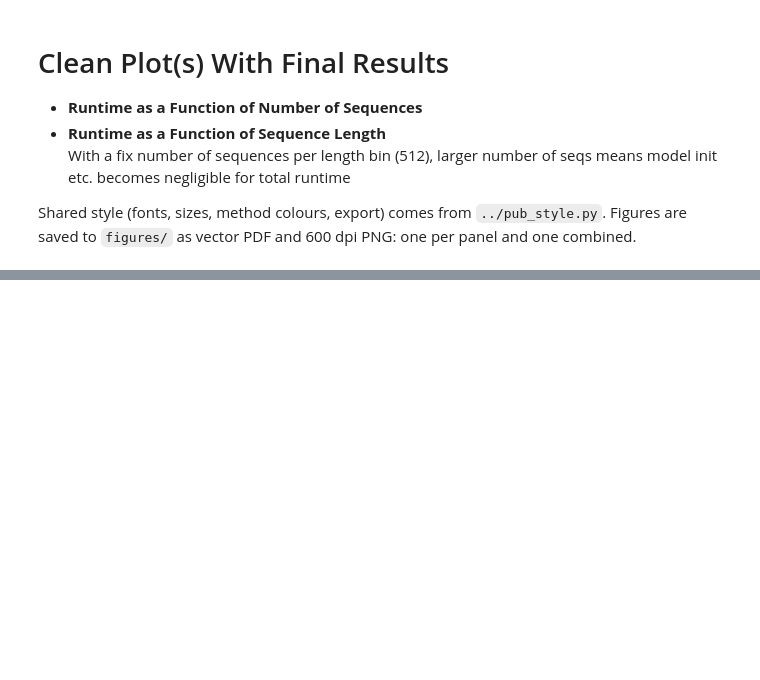
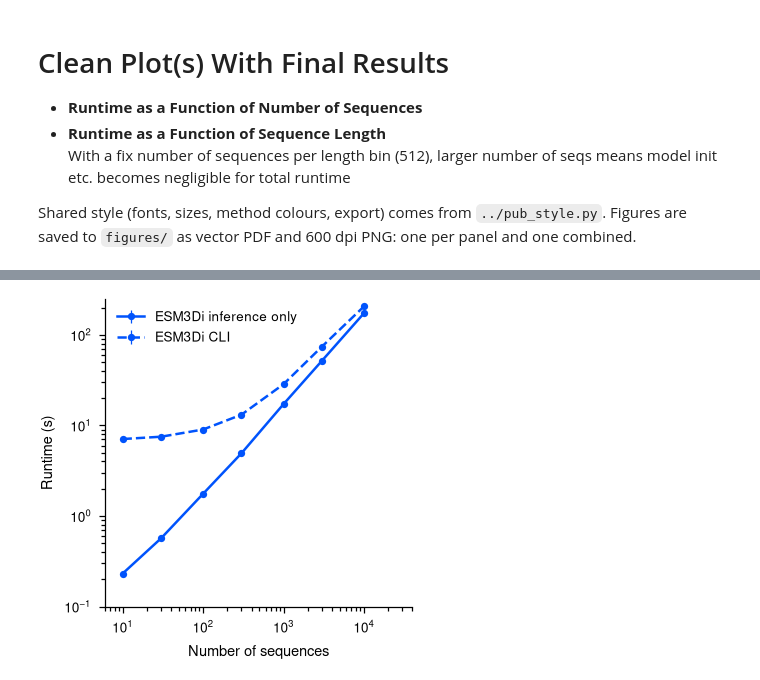
Before and after one commit to DessimozLab/ESM3di, a Jupyter notebook: brief_communication/benchmarks/speed/plot_results.ipynb, the cells around one changed output, grey strips where cells are left out. Saved outputs shown, nothing was run; the diff lists cells and outputs as text; code cells hidden in the pictures; blank space fills up the shorter version.

```diff
--- a/brief_communication/benchmarks/speed/plot_results.ipynb
+++ b/brief_communication/benchmarks/speed/plot_results.ipynb
@@ -247,0 +131,54 @@ plt.show()
+# %%
+# plot only esm3di from nseq_df
+# and esm3di from /results/final_nseq_esm3di_cli.csv
+# to compare esm3di inference only vs CLI time, exlude the first of the 6 repetitions as in the cell above
+
+cli_df = pd.read_csv("results/final_nseq_esm3di_cli.csv")
+repetitions = [2, 3, 4, 5, 6]
+
+def esm3di_summary(df):
+    rows = df[(df["model_name"] == "esm3di") & (df["repetition"].isin(repetitions))]
+    return (
+        rows.groupby("num_sequences")["wall_time_seconds"]
+        .agg(mean="mean", std="std")
+        .sort_index()
+    )
+
+inference_summary = esm3di_summary(nseq_df)
+cli_summary = esm3di_summary(cli_df)
+
+fig, ax = plt.subplots(figsize=(65 * MM, 65 * MM), layout="constrained")
+colour = METHOD_COLOURS["ESM3Di"]
+for summary, label, linestyle in (
+    (inference_summary, "ESM3Di inference only", "-"),
+    (cli_summary, "ESM3Di CLI", "--"),
+):
+    ax.errorbar(
+        summary.index,
+        summary["mean"],
+        yerr=summary["std"].fillna(0),
+        color=colour,
+        label=label,
+        elinewidth=0.6,
+        capsize=0,
+        **{**MARKER, "ls": linestyle},
+    )
+
+ax.set_xscale("log")
+ax.set_yscale("log")
+use_log_axis(ax.xaxis)
+use_log_axis(ax.yaxis)
+ax.set_xlim(6, 4e4)
+y_max = max(
+    (summary["mean"] + summary["std"]).max()
+    for summary in (inference_summary, cli_summary)
+)
+ax.set_ylim(0.1, y_max * 1.2)
+ax.set_box_aspect(1)
+ax.set_xlabel("Number of sequences")
+ax.set_ylabel("Runtime (s)")
+ax.legend(frameon=False)
+save_pub(fig, "speed_runtime_vs_nseq_esm3di_cli", FIG_DIR)
+plt.show()
+# %% [output]
+[figure, added]
```
Also changed, not shown: parts of 6 cells of this notebook, 49 other files.
